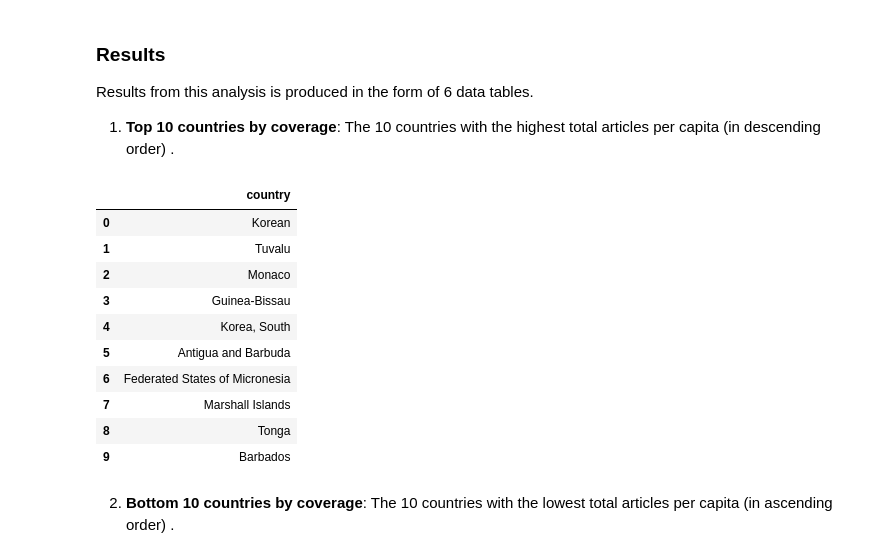
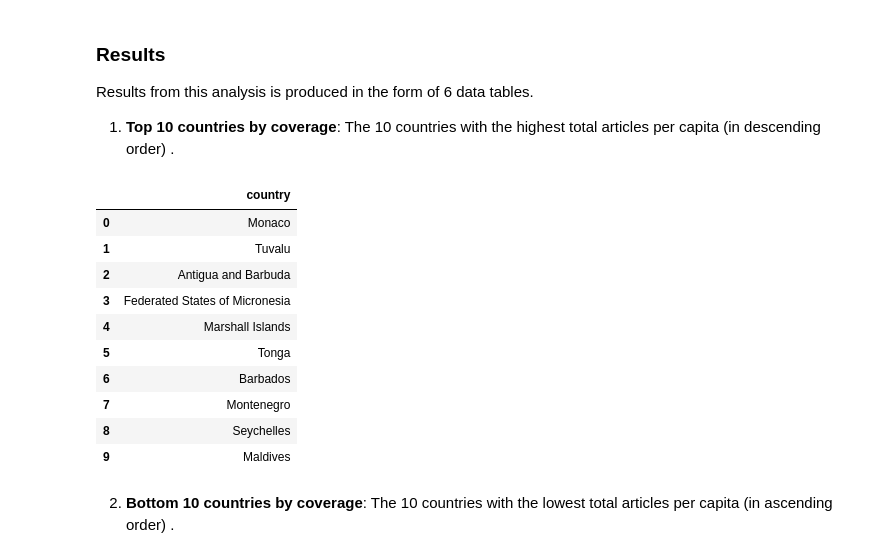
Before and after one commit to kellyzwang/data-512-homework_2, a Jupyter notebook: analysis.ipynb, the cells around one changed output. Saved outputs shown, nothing was run; the diff lists cells and outputs as text; code cells hidden in the pictures.

```diff
--- a/analysis.ipynb
+++ b/analysis.ipynb
@@ -606,22 +606,26 @@ Results from this analysis is produced in the form of 6 data tables.
 
 1. **Top 10 countries by coverage**: The 10 countries with the highest total articles per capita (in descending order) .
 # %%
+# filter out countries that are in countries_no_match list becuase they
+# don't have population value
+filtered_country_df = country_df_merged[~country_df_merged['country'].isin(countries_no_match)]
 
-top_10_countries_by_coverage = country_df_merged.sort_values(by='total_articles_per_capita',
+
+top_10_countries_by_coverage = filtered_country_df.sort_values(by='total_articles_per_capita',
                                                       ascending=False).head(10)
 top_10_countries_by_coverage[['country']].reset_index(drop=True)
 # %% [output]
 |  | country |
-| 0 | Korean |
+| 0 | Monaco |
 | 1 | Tuvalu |
-| 2 | Monaco |
-| 3 | Guinea-Bissau |
-| 4 | Korea, South |
-| 5 | Antigua and Barbuda |
-| 6 | Federated States of Micronesia |
-| 7 | Marshall Islands |
-| 8 | Tonga |
-| 9 | Barbados |
+| 2 | Antigua and Barbuda |
+| 3 | Federated States of Micronesia |
+| 4 | Marshall Islands |
+| 5 | Tonga |
+| 6 | Barbados |
+| 7 | Montenegro |
+| 8 | Seychelles |
+| 9 | Maldives |
 # %% [markdown]
 2. **Bottom 10 countries by coverage**: The 10 countries with the lowest total articles per capita (in ascending order) .
 # %%
```
Also changed, not shown: parts of 2 cells of this notebook.
